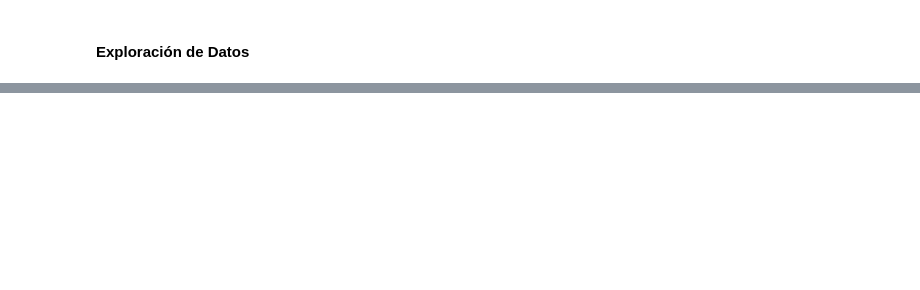
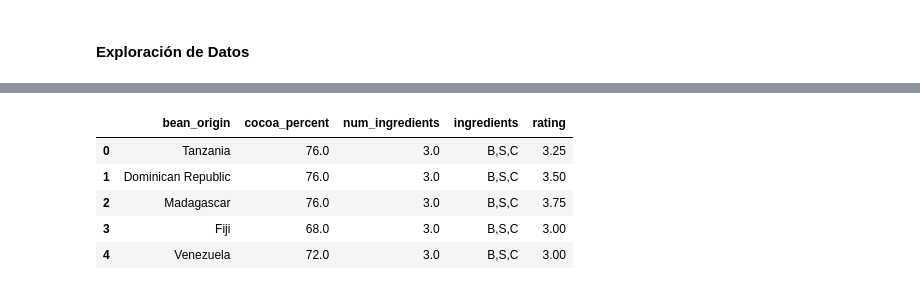
Before and after one commit to Ju-oogle/DS-CH-32845, a Jupyter notebook: Chocolate_bars.ipynb, the cells around one changed output, grey strips where cells are left out. Saved outputs shown, nothing was run; the diff lists cells and outputs as text; code cells hidden in the pictures; blank space fills up the shorter version.

```diff
--- a/Chocolate_bars.ipynb
+++ b/Chocolate_bars.ipynb
@@ -57,0 +121,13 @@ df.describe()
+# %%
+# Segmentación del DF que exclusivamente incluye las columnas señaladas como importantes para este análisis
+df_selection = df.loc[:, ['bean_origin', 'cocoa_percent', 'num_ingredients','ingredients','rating']]
+# %%
+# Primeros 5 datos del DF segmentado
+df_selection.head()
+# %% [output]
+|  | bean_origin | cocoa_percent | num_ingredients | ingredients | rating |
+| 0 | Tanzania | 76.0 | 3.0 | B,S,C | 3.25 |
+| 1 | Dominican Republic | 76.0 | 3.0 | B,S,C | 3.50 |
+| 2 | Madagascar | 76.0 | 3.0 | B,S,C | 3.75 |
+| 3 | Fiji | 68.0 | 3.0 | B,S,C | 3.00 |
+| 4 | Venezuela | 72.0 | 3.0 | B,S,C | 3.00 |
```
Also changed, not shown: parts of 12 cells of this notebook, 2 other files.
